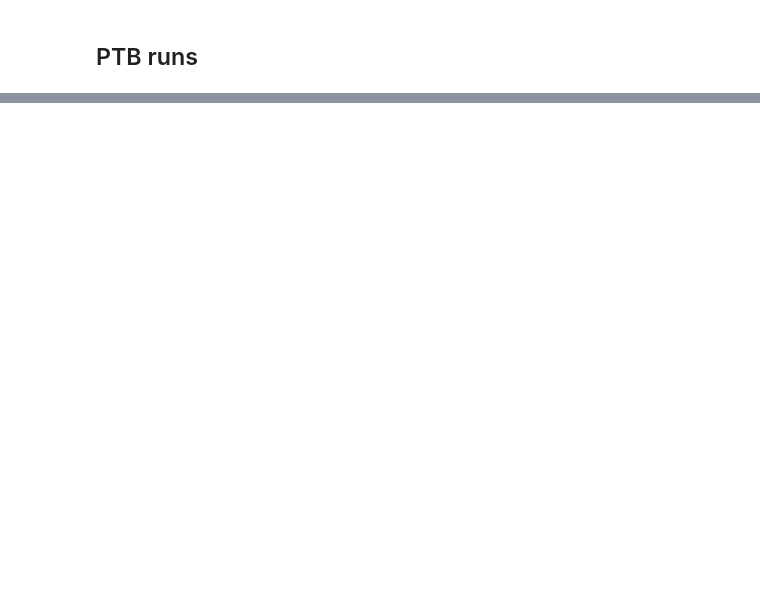
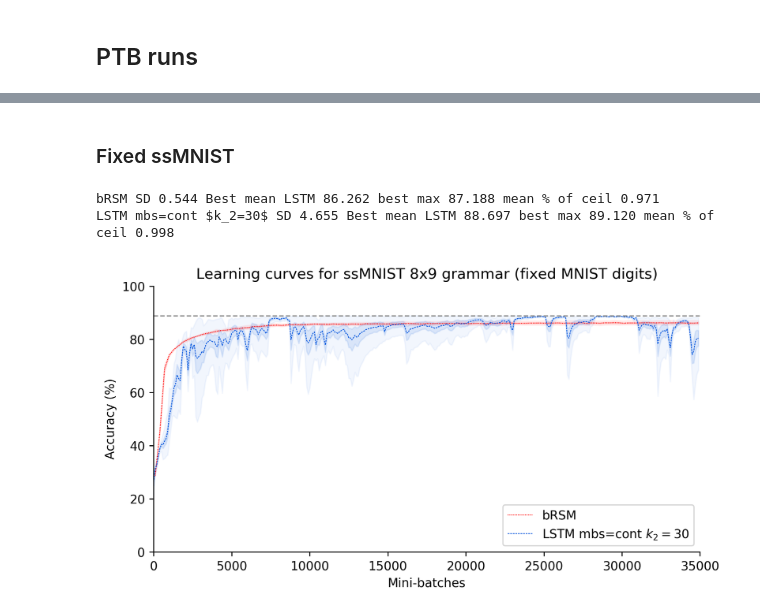
Before and after one commit to numenta/nupic.research, a Jupyter notebook: projects/rsm/notebooks/extract_paper_plots.ipynb, the cells around one changed output, grey strips where cells are left out. Saved outputs shown, nothing was run; the diff lists cells and outputs as text; code cells hidden in the pictures; blank space fills up the shorter version.

Commit message:
Updated results charts

```diff
--- a/projects/rsm/notebooks/extract_paper_plots.ipynb
+++ b/projects/rsm/notebooks/extract_paper_plots.ipynb
@@ -160,0 +205,29 @@ Flat_PTB_Abl_StaticDecay best ppl 107.26323699951172
+# %% [markdown]
+### Fixed ssMNIST
+# %%
+
+fig, ax = plt.subplots(1, 1, dpi=250, figsize=(8, 4))
+
+xaxis, mean, se, sd, count, mins, maxs = mean_sd_series_in_folder(RSM_BASE + 'SMNIST/Fixed SMNIST/bRSM', key='acc', rsm=True)
+plot_mean_sd(ax, xaxis, mean, se, sd, "bRSM", 'red', mins, maxs, (1, 1), with_range=True, alpha=0.1)
+
+xaxis, mean, se, sd, count, mins, maxs = mean_sd_series_in_folder(RSM_BASE + 'SMNIST/Fixed SMNIST/LSTM cont', downsample=0)
+plot_mean_sd(ax, xaxis, mean, se, sd, "LSTM mbs=cont $k_2=30$", '#0055DD', mins, maxs, (2, 1), with_range=True, alpha=0.1)
+
+ax.set_title("Learning curves for ssMNIST 8x9 grammar (fixed MNIST digits)")
+ax.set_xlabel("Mini-batches")
+ax.legend(loc='lower right')
+ax.set_ylabel("Accuracy (%)")
+ax.set_ylim((0, 100))
+ax.set_xlim((0, 35000))
+ax.spines['top'].set_visible(False)
+ax.spines['right'].set_visible(False)
+
+ax.plot(ax.get_xlim(), [ACC_CEIL, ACC_CEIL], c='gray', dashes=[4, 2], linewidth=0.9)
+
+plt.savefig('./Charts/ssmnist_fixed_acc.png')
+plt.show()
+# %% [output]
+bRSM SD 0.544 Best mean LSTM 86.262 best max 87.188 mean % of ceil 0.971
+LSTM mbs=cont $k_2=30$ SD 4.655 Best mean LSTM 88.697 best max 89.120 mean % of ceil 0.998
+[figure, added]
```
Also changed, not shown: parts of 10 cells of this notebook, 4 other files.
